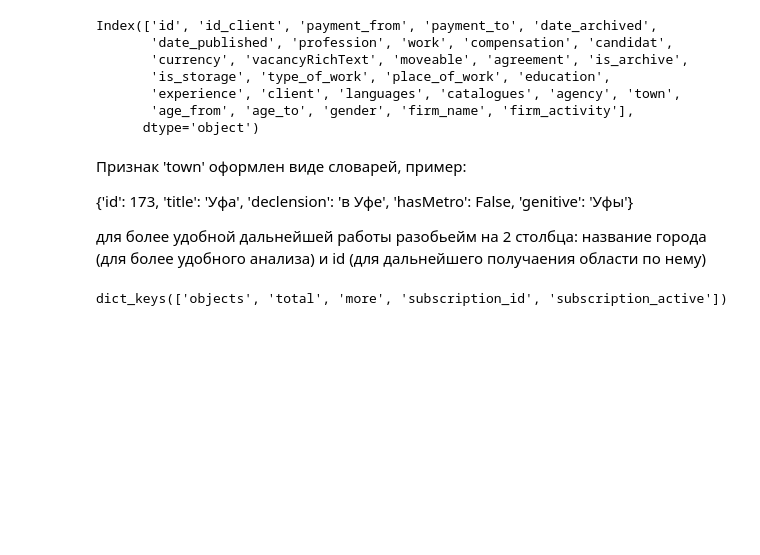
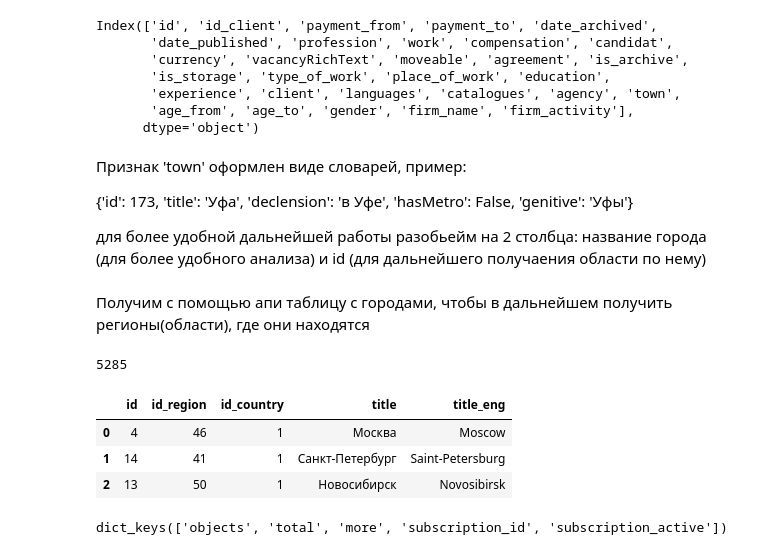
Before and after one commit to leosh1d/gp2, a Jupyter notebook: code/collecting/superjob.ipynb, the cells around one changed output. Drawn from its saved outputs; the diff is of its cells as text; code cells hidden in the pictures; blank space fills up the shorter version.

Commit message:
get api towns

```diff
--- a/code/collecting/superjob.ipynb
+++ b/code/collecting/superjob.ipynb
@@ -236,6 +236,25 @@ Index(['id', 'id_client', 'payment_from', 'payment_to', 'date_archived',
 # %%
 df_api_clean['town_name'] = df_api_clean['town'].apply(lambda x: x['title'])
 df_api_clean['town'] = df_api_clean['town'].apply(lambda x: x['id'])
+# %% [markdown]
+Получим с помощью апи таблицу с городами, чтобы в дальнейшем получить регионы(области), где они находятся
+# %%
+params = {
+    'all': 1
+}
+towns = requests.get('  https://api.superjob.ru/2.0/towns/', headers=headers, params=params)
+res_towns = towns.json()
+df_towns = pd.DataFrame(res_towns['objects'])
+len(res_towns['objects'])
+# %% [output]
+5285
+# %%
+df_towns.head(3)
+# %% [output]
+|  | id | id_region | id_country | title | title_eng |
+| 0 | 4 | 46 | 1 | Москва | Moscow |
+| 1 | 14 | 41 | 1 | Санкт-Петербург | Saint-Petersburg |
+| 2 | 13 | 50 | 1 | Новосибирск | Novosibirsk |
 # %%
 params = {
     'keyword': 'IT'
```
